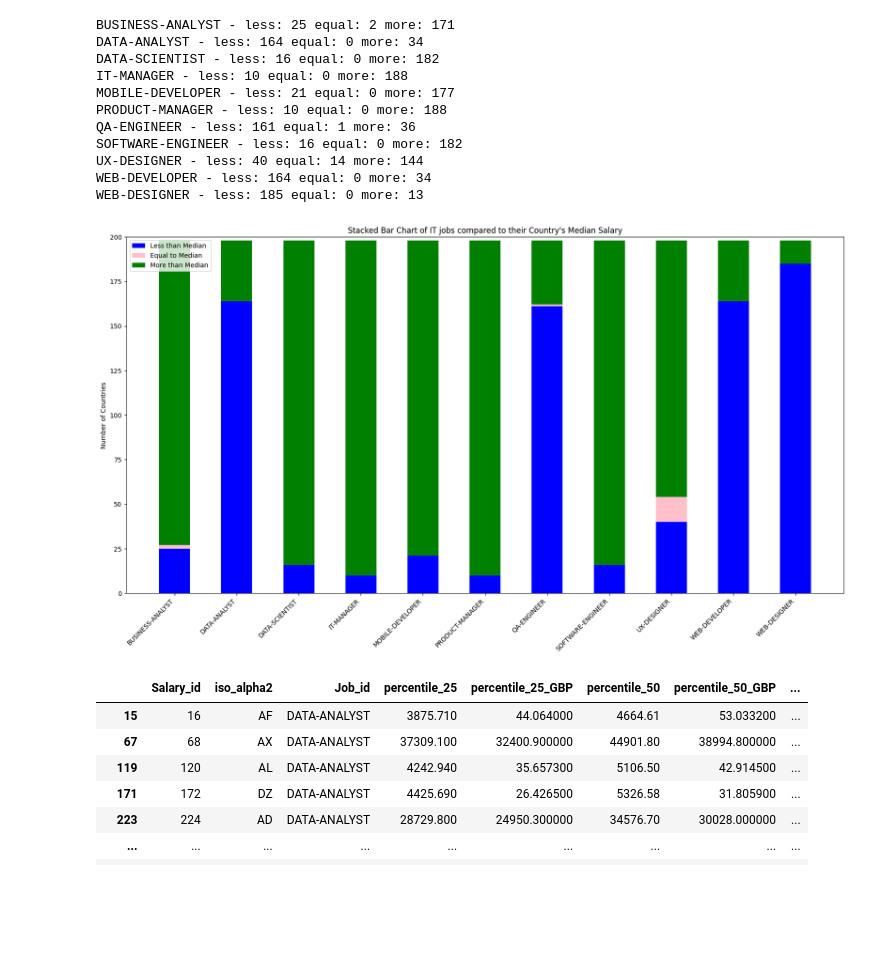
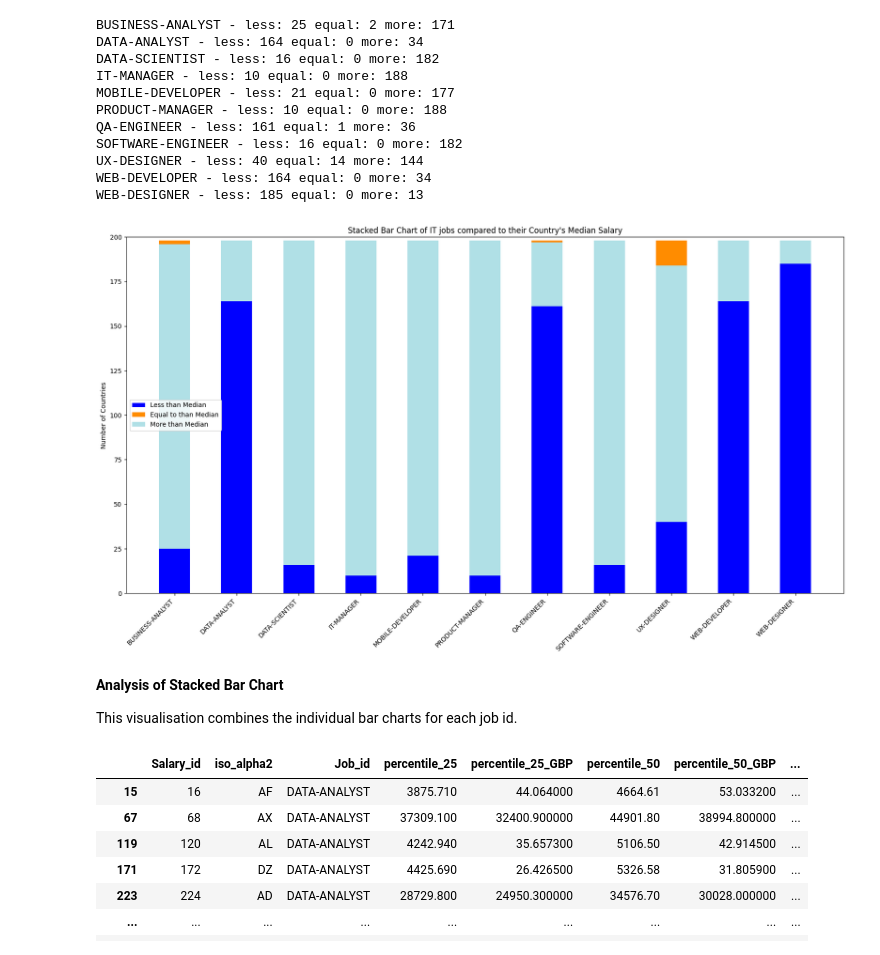
Before and after one commit to Tatiana-Ngamba/The-GitGirls-Collective-group-7, a Jupyter notebook: GLOBAL IT SALARY ANALYSIS - Notebook Part 2 (Data Analysis).ipynb, the cells around one changed output. Saved outputs shown, nothing was run; the diff lists cells and outputs as text; code cells hidden in the pictures; blank space fills up the shorter version.

Commit message:
Nicola updated analysis of ML models

```diff
--- a/GLOBAL IT SALARY ANALYSIS - Notebook Part 2 (Data Analysis).ipynb
+++ b/GLOBAL IT SALARY ANALYSIS - Notebook Part 2 (Data Analysis).ipynb
@@ -786,7 +788,7 @@ def role_relative(role, data, ax):
         ax.bar('More than Median', num_more,  color='orange', label='More than Median')
 
         ax.set_ylabel('Number of Countries')
-        ax.set_title(f"Number of Countries where {role.replace('-',' ').title()}s \n are paid Less / More than Median Country Salary")
+        ax.set_title(f"Number of Countries where {role.replace('-',' ').title()}s \n are paid Less / More / Equal to Median Country Salary")
         ax.legend()
 
 # Create a figure with 6 rows and 2 columns of subplots
@@ -900,27 +920,31 @@ WEB-DESIGNER - less: 185 equal: 0 more: 13
 # %%
 categories = it_jobs
 more = [171, 34, 182, 188, 177, 188, 36, 182, 144, 34, 13]
 equal = [2, 0, 0, 0, 0, 0, 1, 0, 14, 0, 0]
 less = [25, 164, 16, 10, 21, 10, 161, 16, 40, 164, 185]
 
 fig, ax = plt.subplots(figsize=(20, 10))
 bar_width=0.5
 # Plotting each category as a stacked bar
 ax.bar(categories, less, label='Less than Median', color='blue', width=bar_width)
-ax.bar(categories, equal, bottom=less, label='Equal to Median', color='pink', width=bar_width)
-ax.bar(categories, more, bottom=[i+j for i,j in zip(less, equal)], label='More than Median', color='green', width=bar_width)
+ax.bar(categories, equal, bottom=[i+j for i,j in zip(less, more)], label='Equal to than Median', color='darkorange', width=bar_width)
+ax.bar(categories, more, bottom=less, label='More than Median', color='powderblue', width=bar_width)
 
 
 ax.set_ylabel('Number of Countries')
 ax.set_title("Stacked Bar Chart of IT jobs compared to their Country's Median Salary")
-ax.legend()
+ax.legend(loc='center left')
 ax.set_xticklabels(categories, rotation=45, ha='right')
 
 ax.set_ylim(0, 200)
 
 plt.show()
 # %% [output]
-[figure, old version]
+[figure, new version]
+# %% [markdown]
+**Analysis of Stacked Bar Chart**
+
+This visualisation combines the individual bar charts for each job id.
 # %%
 analyst=np.where(SQL_all_df['Job_id']=='DATA-ANALYST')
 data=SQL_all_df.iloc[analyst]
```
Also changed, not shown: parts of 27 cells of this notebook.
